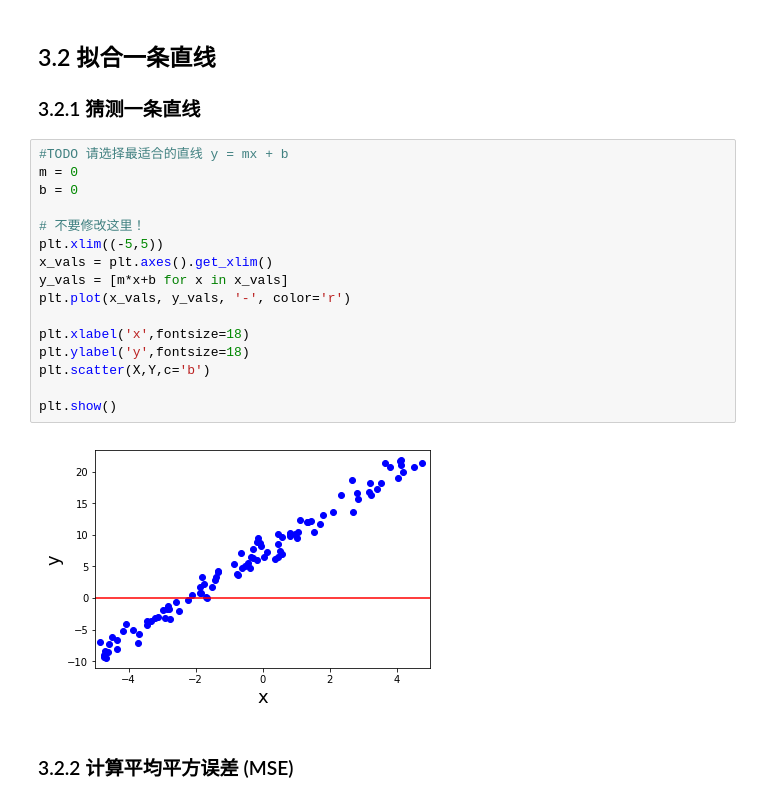
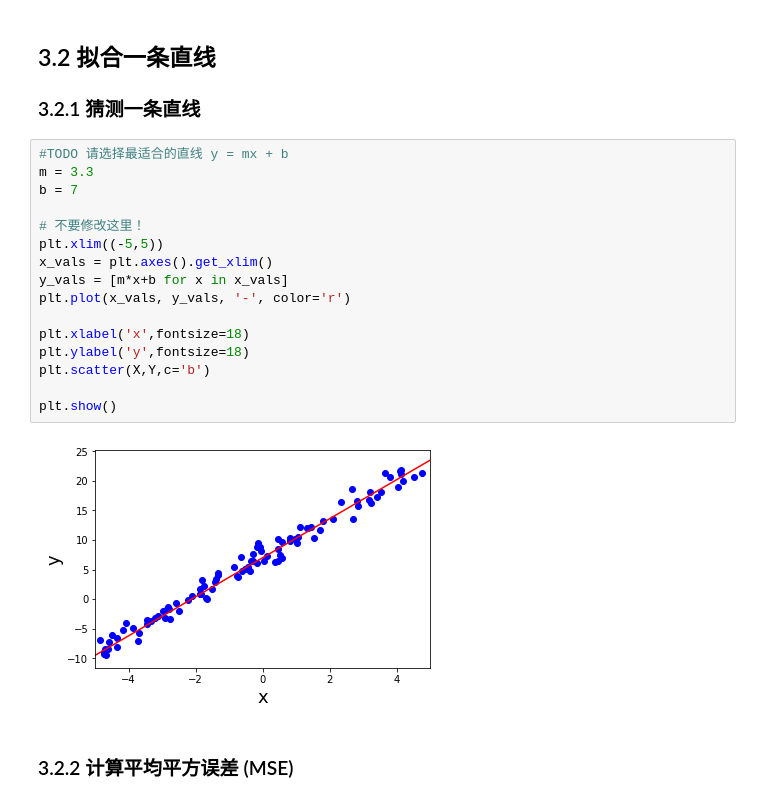
Before and after one commit to DiabloCC/UdacityCourse, a Jupyter notebook: p3/linear_algebra-master/linear_regression_project.ipynb, the cells around one changed output. Drawn from its saved outputs; the diff is of its cells as text.

```diff
--- a/p3/linear_algebra-master/linear_regression_project.ipynb
+++ b/p3/linear_algebra-master/linear_regression_project.ipynb
@@ -430,22 +430,22 @@ plt.show()
 ### 3.2.1 猜测一条直线
 # %%
 #TODO 请选择最适合的直线 y = mx + b
-m = 0
-b = 0
+m = 3.3
+b = 7
 
 # 不要修改这里！
 plt.xlim((-5,5))
 x_vals = plt.axes().get_xlim()
 y_vals = [m*x+b for x in x_vals]
 plt.plot(x_vals, y_vals, '-', color='r')
 
 plt.xlabel('x',fontsize=18)
 plt.ylabel('y',fontsize=18)
 plt.scatter(X,Y,c='b')
 
 plt.show()
 # %% [output]
-[figure, old version]
+[figure, new version]
 # %% [markdown]
 ### 3.2.2 计算平均平方误差 (MSE)
 # %% [markdown]
```
Also changed, not shown: parts of 10 cells of this notebook.
